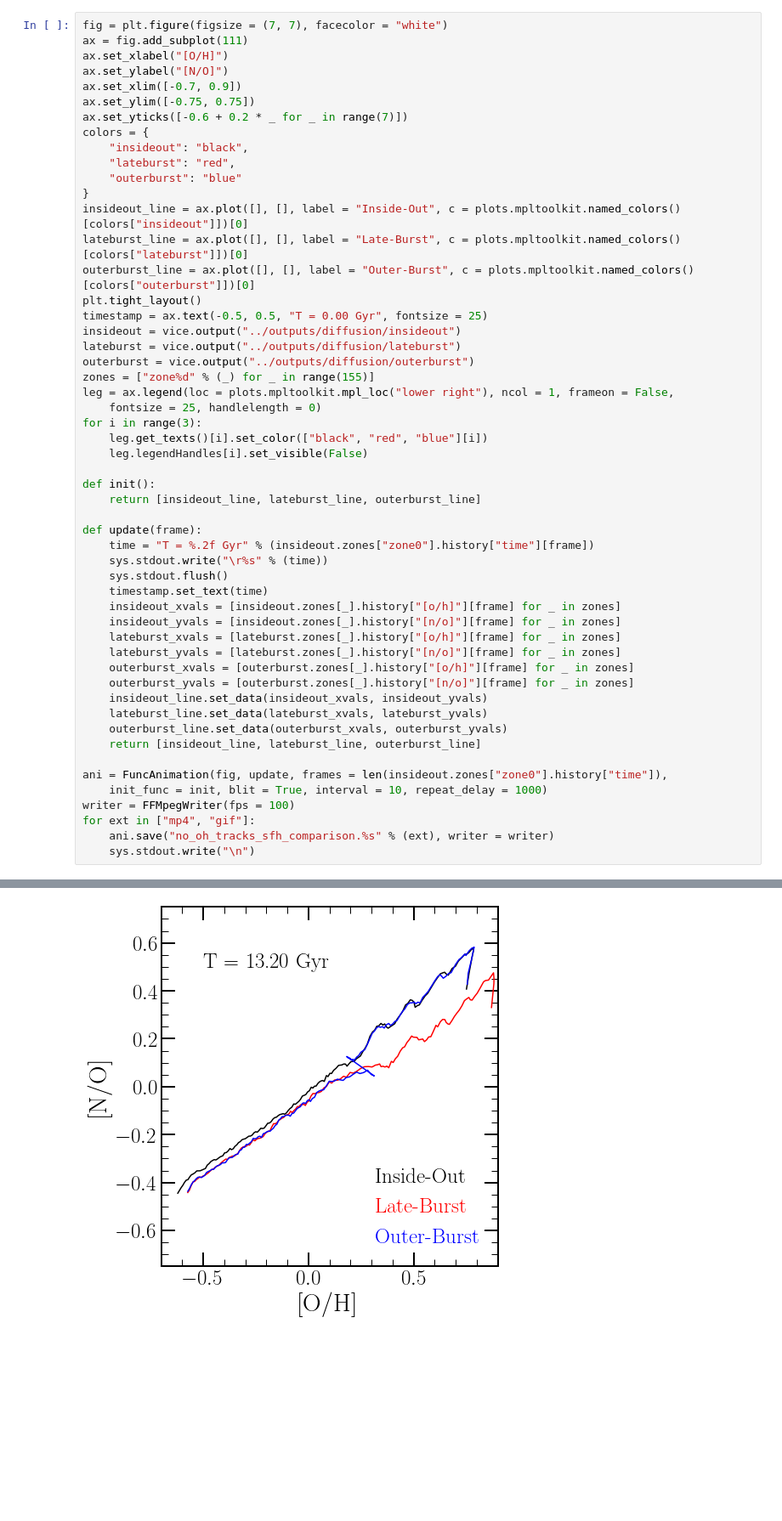
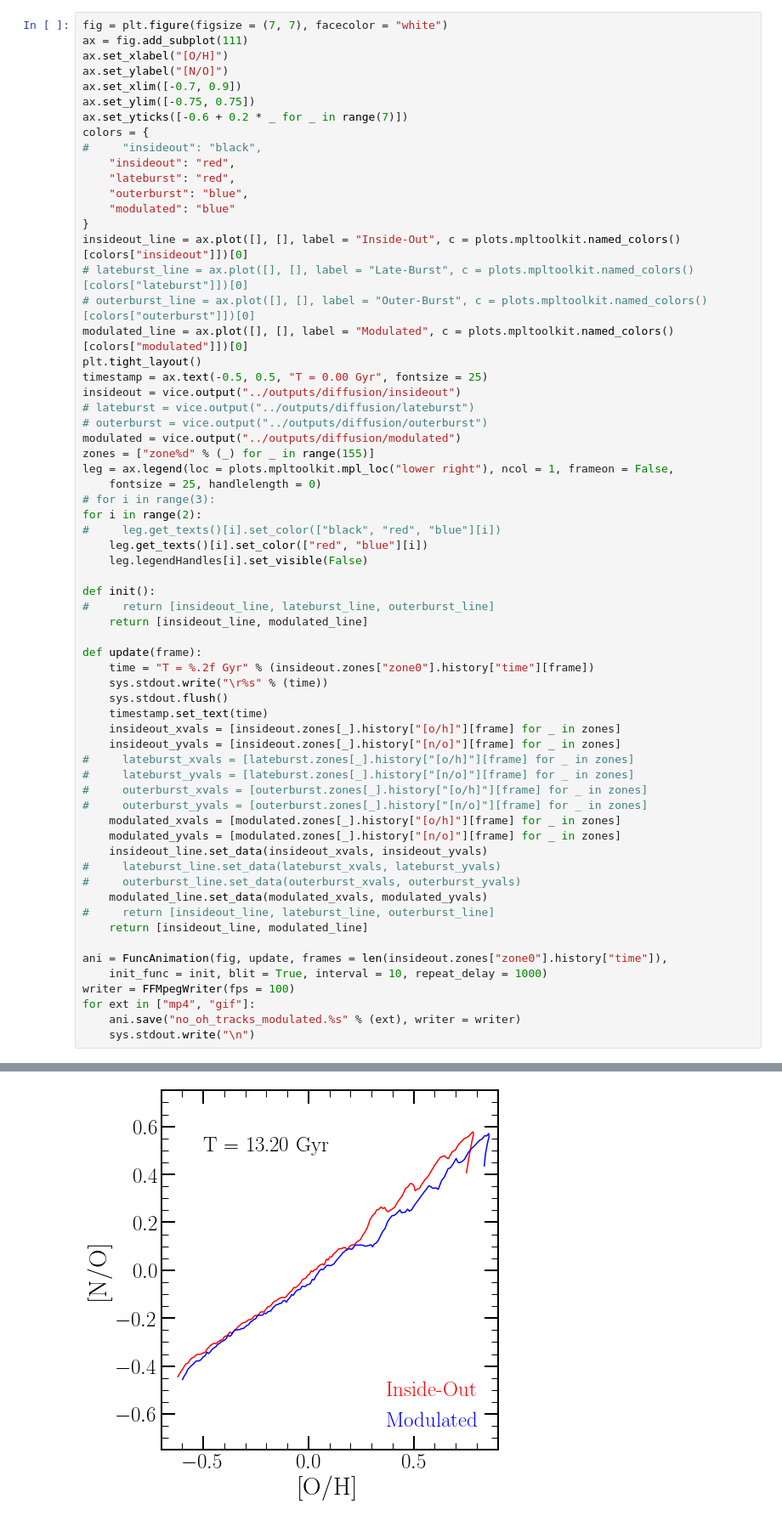
Before and after one commit to giganano/AGBmigration, a Jupyter notebook: notebooks/sfh_comparisons.ipynb, the cells around one changed output, grey strips where cells are left out. Shown at 85% size. Drawn from its saved outputs; the diff is of its cells as text; blank space fills up the shorter version.

Commit message:
figures

```diff
--- a/notebooks/sfh_comparisons.ipynb
+++ b/notebooks/sfh_comparisons.ipynb
@@ -17,51 +17,62 @@ ax.set_xlim([-0.7, 0.9])
 ax.set_ylim([-0.75, 0.75])
 ax.set_yticks([-0.6 + 0.2 * _ for _ in range(7)])
 colors = {
-    "insideout": "black",
+#     "insideout": "black",
+    "insideout": "red",
     "lateburst": "red",
-    "outerburst": "blue"
+    "outerburst": "blue",
+    "modulated": "blue"
 }
 insideout_line = ax.plot([], [], label = "Inside-Out", c = plots.mpltoolkit.named_colors()[colors["insideout"]])[0]
-lateburst_line = ax.plot([], [], label = "Late-Burst", c = plots.mpltoolkit.named_colors()[colors["lateburst"]])[0]
-outerburst_line = ax.plot([], [], label = "Outer-Burst", c = plots.mpltoolkit.named_colors()[colors["outerburst"]])[0]
+# lateburst_line = ax.plot([], [], label = "Late-Burst", c = plots.mpltoolkit.named_colors()[colors["lateburst"]])[0]
+# outerburst_line = ax.plot([], [], label = "Outer-Burst", c = plots.mpltoolkit.named_colors()[colors["outerburst"]])[0]
+modulated_line = ax.plot([], [], label = "Modulated", c = plots.mpltoolkit.named_colors()[colors["modulated"]])[0]
 plt.tight_layout()
 timestamp = ax.text(-0.5, 0.5, "T = 0.00 Gyr", fontsize = 25)
 insideout = vice.output("../outputs/diffusion/insideout")
-lateburst = vice.output("../outputs/diffusion/lateburst")
-outerburst = vice.output("../outputs/diffusion/outerburst")
+# lateburst = vice.output("../outputs/diffusion/lateburst")
+# outerburst = vice.output("../outputs/diffusion/outerburst")
+modulated = vice.output("../outputs/diffusion/modulated")
 zones = ["zone%d" % (_) for _ in range(155)]
 leg = ax.legend(loc = plots.mpltoolkit.mpl_loc("lower right"), ncol = 1, frameon = False,
     fontsize = 25, handlelength = 0)
-for i in range(3):
-    leg.get_texts()[i].set_color(["black", "red", "blue"][i])
+# for i in range(3):
+for i in range(2):
+#     leg.get_texts()[i].set_color(["black", "red", "blue"][i])
+    leg.get_texts()[i].set_color(["red", "blue"][i])
     leg.legendHandles[i].set_visible(False)
 
 def init():
-    return [insideout_line, lateburst_line, outerburst_line]
+#     return [insideout_line, lateburst_line, outerburst_line]
+    return [insideout_line, modulated_line]
 
 def update(frame):
     time = "T = %.2f Gyr" % (insideout.zones["zone0"].history["time"][frame])
     sys.stdout.write("\r%s" % (time))
     sys.stdout.flush()
     timestamp.set_text(time)
     insideout_xvals = [insideout.zones[_].history["[o/h]"][frame] for _ in zones]
     insideout_yvals = [insideout.zones[_].history["[n/o]"][frame] for _ in zones]
-    lateburst_xvals = [lateburst.zones[_].history["[o/h]"][frame] for _ in zones]
-    lateburst_yvals = [lateburst.zones[_].history["[n/o]"][frame] for _ in zones]
-    outerburst_xvals = [outerburst.zones[_].history["[o/h]"][frame] for _ in zones]
-    outerburst_yvals = [outerburst.zones[_].history["[n/o]"][frame] for _ in zones]
+#     lateburst_xvals = [lateburst.zones[_].history["[o/h]"][frame] for _ in zones]
+#     lateburst_yvals = [lateburst.zones[_].history["[n/o]"][frame] for _ in zones]
+#     outerburst_xvals = [outerburst.zones[_].history["[o/h]"][frame] for _ in zones]
+#     outerburst_yvals = [outerburst.zones[_].history["[n/o]"][frame] for _ in zones]
+    modulated_xvals = [modulated.zones[_].history["[o/h]"][frame] for _ in zones]
+    modulated_yvals = [modulated.zones[_].history["[n/o]"][frame] for _ in zones]
     insideout_line.set_data(insideout_xvals, insideout_yvals)
-    lateburst_line.set_data(lateburst_xvals, lateburst_yvals)
-    outerburst_line.set_data(outerburst_xvals, outerburst_yvals)
-    return [insideout_line, lateburst_line, outerburst_line]
+#     lateburst_line.set_data(lateburst_xvals, lateburst_yvals)
+#     outerburst_line.set_data(outerburst_xvals, outerburst_yvals)
+    modulated_line.set_data(modulated_xvals, modulated_yvals)
+#     return [insideout_line, lateburst_line, outerburst_line]
+    return [insideout_line, modulated_line]
 
 ani = FuncAnimation(fig, update, frames = len(insideout.zones["zone0"].history["time"]),
     init_func = init, blit = True, interval = 10, repeat_delay = 1000)
 writer = FFMpegWriter(fps = 100)
 for ext in ["mp4", "gif"]:
-    ani.save("no_oh_tracks_sfh_comparison.%s" % (ext), writer = writer)
+    ani.save("no_oh_tracks_modulated.%s" % (ext), writer = writer)
     sys.stdout.write("\n")
 # %% [output]
 T = 13.20 Gyr
 T = 13.20 Gyr
-[figure, old version]
+[figure, new version]
```
Also changed, not shown: parts of 1 cell of this notebook, 15 other files.
